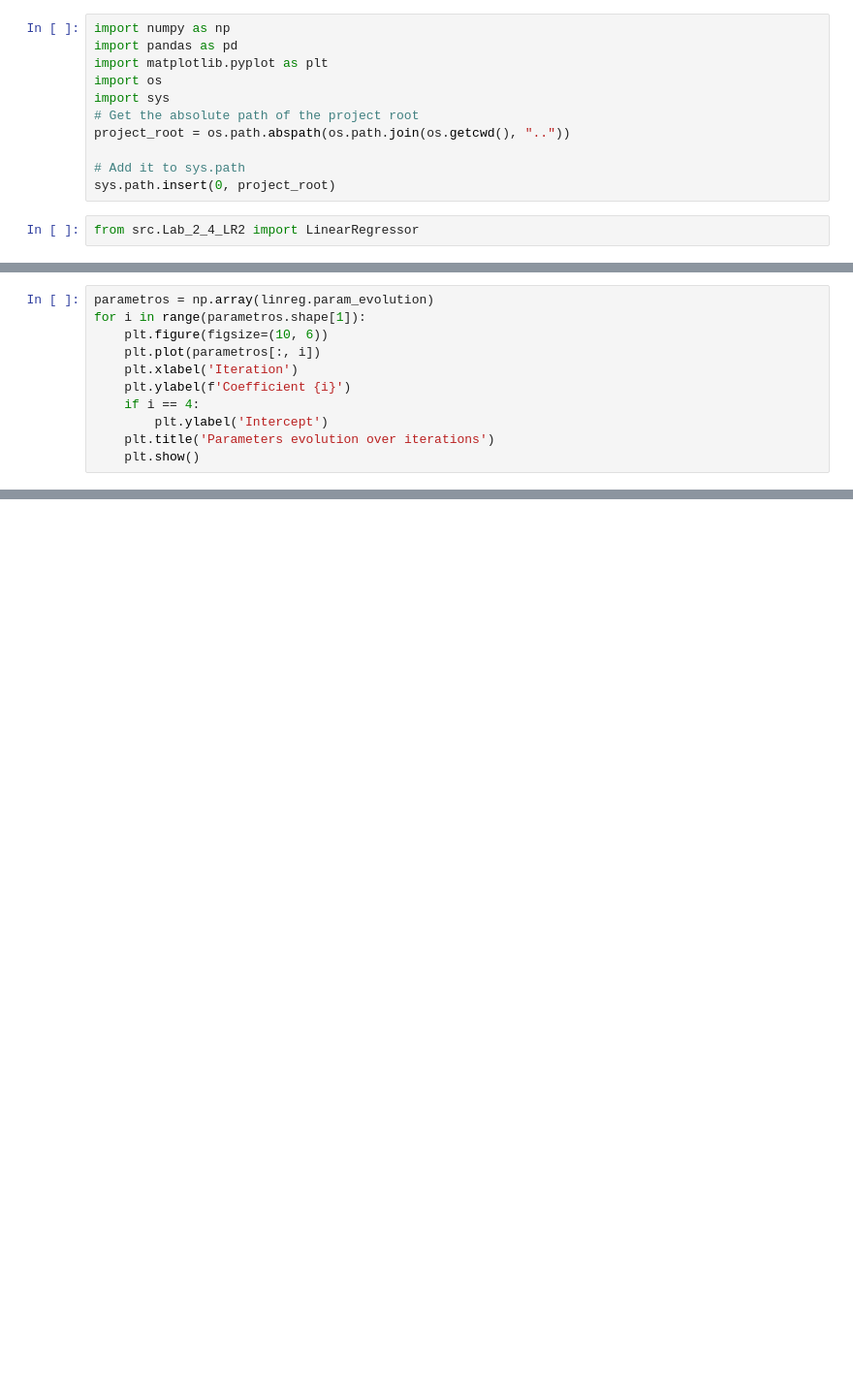
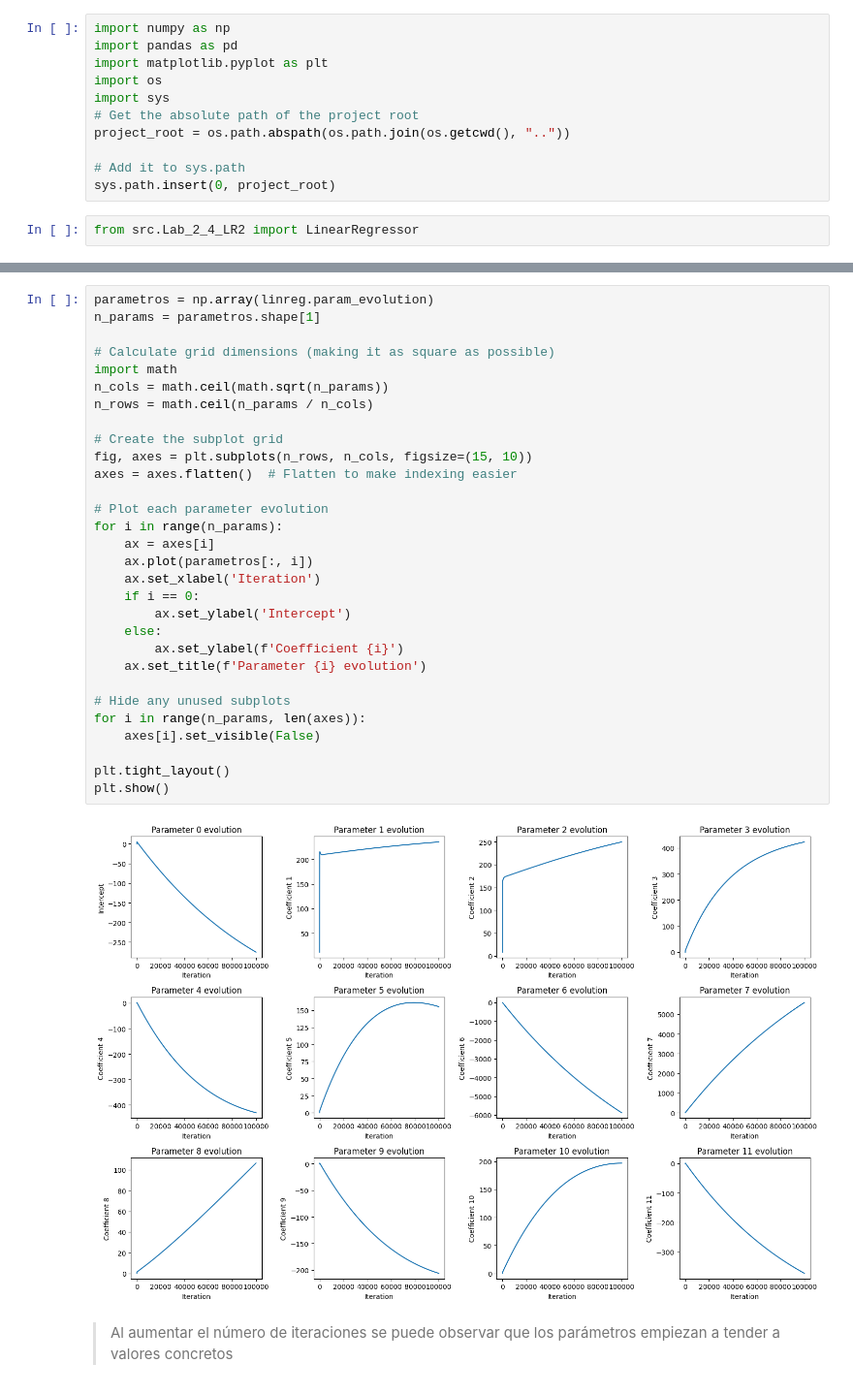
Before and after one commit to ICAI-IMAT-ML/p2-4-juanmoraga05, a Jupyter notebook: notebook/Lab_2_4_LR2.ipynb, the cells around one changed output, grey strips where cells are left out. Shown at 97% size. Drawn from its saved outputs; the diff is of its cells as text; blank space fills up the shorter version.

```diff
--- a/notebook/Lab_2_4_LR2.ipynb
+++ b/notebook/Lab_2_4_LR2.ipynb
@@ -428,11 +456,0 @@ plt.show()
-# %%
-parametros = np.array(linreg.param_evolution)
-for i in range(parametros.shape[1]):
-    plt.figure(figsize=(10, 6))
-    plt.plot(parametros[:, i])
-    plt.xlabel('Iteration')
-    plt.ylabel(f'Coefficient {i}')
-    if i == 4:
-        plt.ylabel('Intercept')
-    plt.title('Parameters evolution over iterations')
-    plt.show()
@@ -444,0 +457,34 @@ for i in range(parametros.shape[1]):
+# %%
+parametros = np.array(linreg.param_evolution)
+n_params = parametros.shape[1]
+
+# Calculate grid dimensions (making it as square as possible)
+import math
+n_cols = math.ceil(math.sqrt(n_params))
+n_rows = math.ceil(n_params / n_cols)
+
+# Create the subplot grid
+fig, axes = plt.subplots(n_rows, n_cols, figsize=(15, 10))
+axes = axes.flatten()  # Flatten to make indexing easier
+
+# Plot each parameter evolution
+for i in range(n_params):
+    ax = axes[i]
+    ax.plot(parametros[:, i])
+    ax.set_xlabel('Iteration')
+    if i == 0:
+        ax.set_ylabel('Intercept')
+    else:
+        ax.set_ylabel(f'Coefficient {i}')
+    ax.set_title(f'Parameter {i} evolution')
+
+# Hide any unused subplots
+for i in range(n_params, len(axes)):
+    axes[i].set_visible(False)
+
+plt.tight_layout()
+plt.show()
+# %% [output]
+[figure, added]
+# %% [markdown]
+> Al aumentar el número de iteraciones se puede observar que los parámetros empiezan a tender a valores concretos
```
Also changed, not shown: parts of 14 cells of this notebook, 1 other file.
